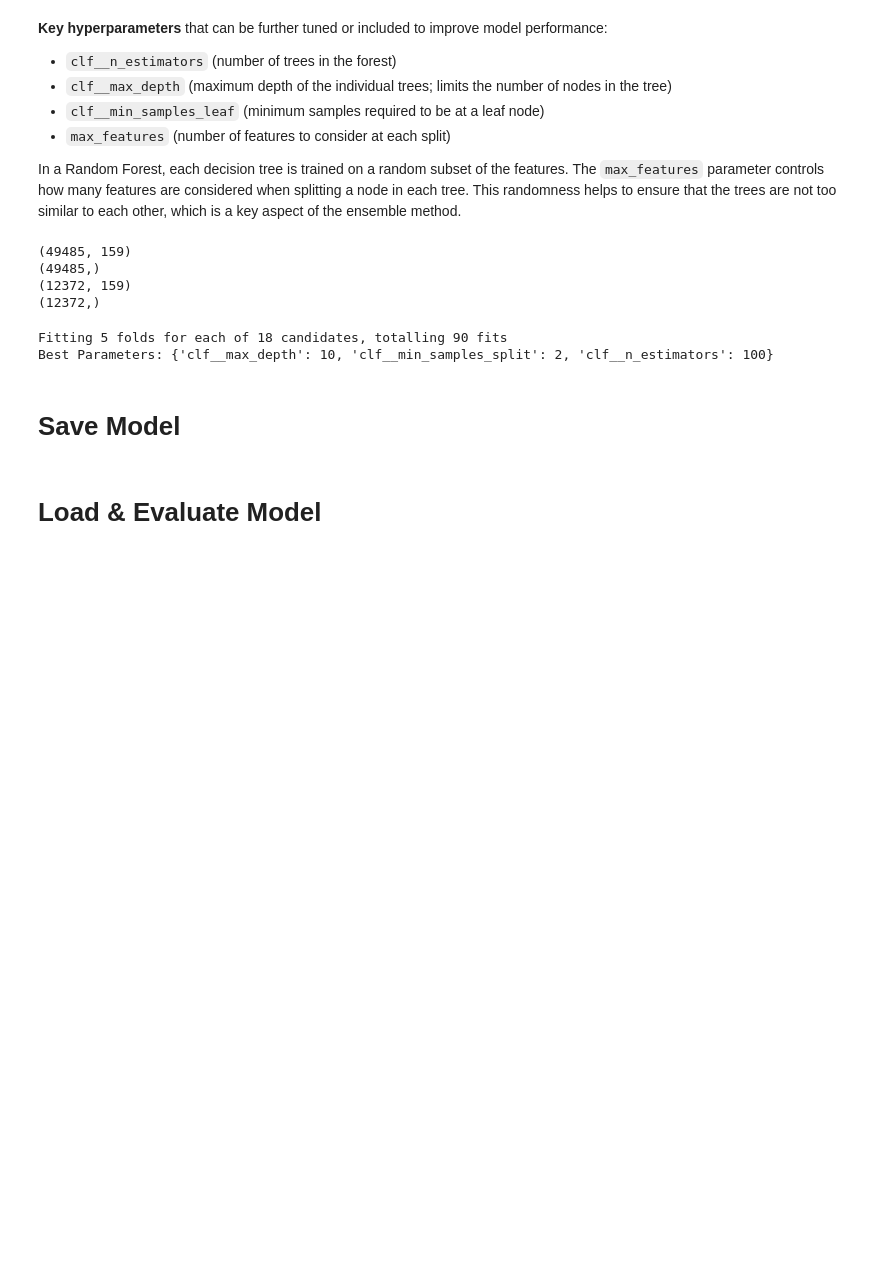
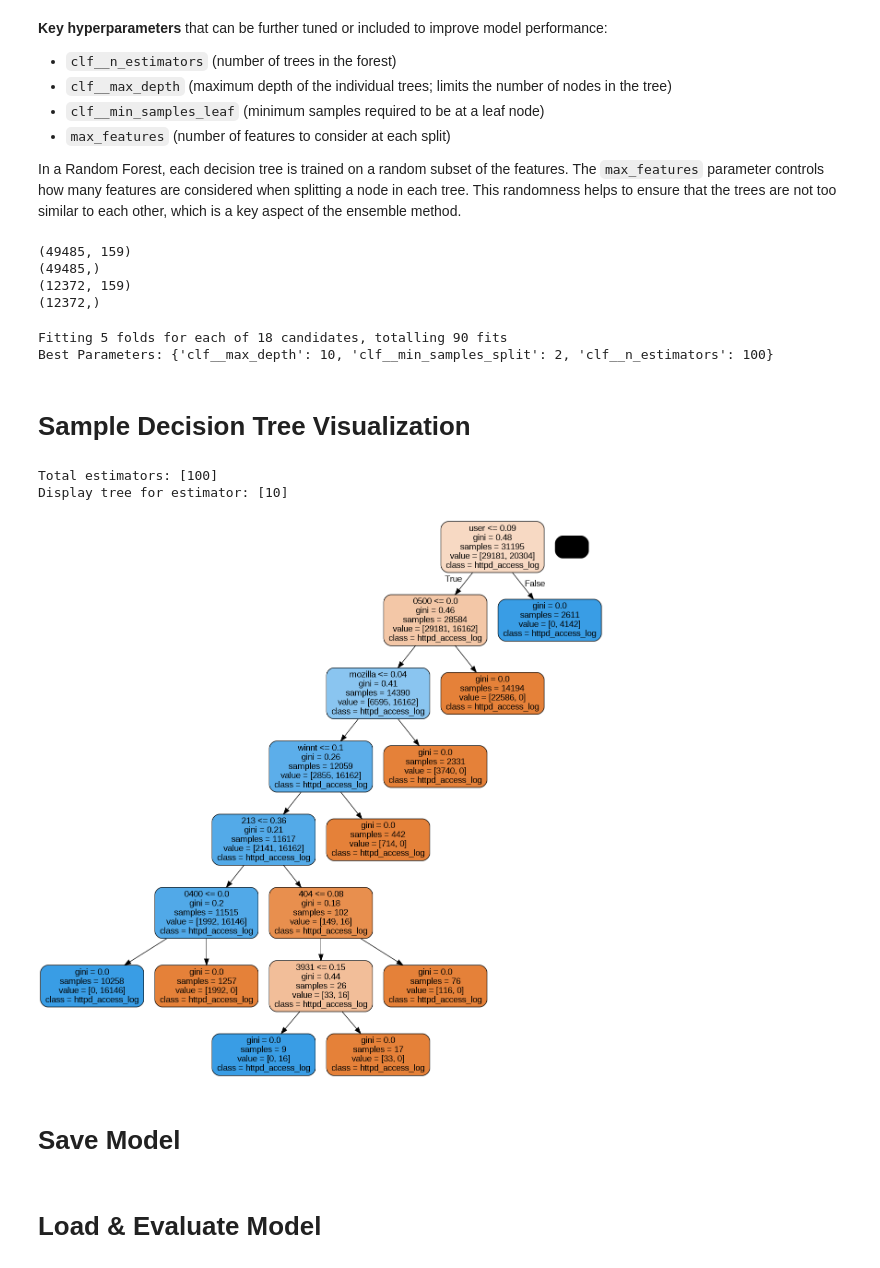
Before and after one commit to fc510/sctp-caps-log-classifier, a Jupyter notebook: sctp_ml_log_data_RandomForestClassifier.ipynb, the cells around one changed output. Drawn from its saved outputs; the diff is of its cells as text; code cells hidden in the pictures; blank space fills up the shorter version.

```diff
--- a/sctp_ml_log_data_RandomForestClassifier.ipynb
+++ b/sctp_ml_log_data_RandomForestClassifier.ipynb
@@ -1037,6 +1055,55 @@ best_model = grid_search.best_estimator_
 # %% [output]
 Fitting 5 folds for each of 18 candidates, totalling 90 fits
 Best Parameters: {'clf__max_depth': 10, 'clf__min_samples_split': 2, 'clf__n_estimators': 100}
+# %% [markdown]
+# Sample Decision Tree Visualization
+# %%
+from sklearn.tree import export_graphviz
+import pydotplus
+from io import StringIO
+# from IPython.display import Image
+from PIL import Image
+
+# fn = p_df[p_col_content]
+fn = tfidf.get_feature_names_out()
+# fn = pipeline.get_feature_names_out()
+cn = p_df[p_col_label]
+
+# Create a StringIO object to hold the DOT data
+dot_data = StringIO()
+
+# check total count of estimators
+print(f"Total estimators: [{len(best_model.named_steps['clf'].estimators_)}]")
+# arbitary selection
+est_num = 10
+print(f"Display tree for estimator: [{est_num}]")
+
+# Export as dot file
+export_graphviz(best_model.named_steps['clf'].estimators_[est_num],
+                out_file=dot_data,
+                feature_names = fn,
+                class_names = cn,
+                rounded = True,
+                proportion = False,
+                precision = 2,
+                filled = True)
+
+# Generate a graph from the DOT data
+graph = pydotplus.graph_from_dot_data(dot_data.getvalue())
+# Save the tree as a PNG file
+graph.write_png('decision_tree.png')
+# Display the tree using PIL
+# Image(graph.create_png())
+img = Image.open('decision_tree.png')
+if 'JPY_PARENT_PID' in os.environ:
+    # notebook is running in jupyterlab environement
+    display(img)
+else:
+    img.show()
+# %% [output]
+Total estimators: [100]
+Display tree for estimator: [10]
+[figure, added]
 # %% [markdown]
 # Save Model
 # %%
```
Also changed, not shown: parts of 13 cells of this notebook.
